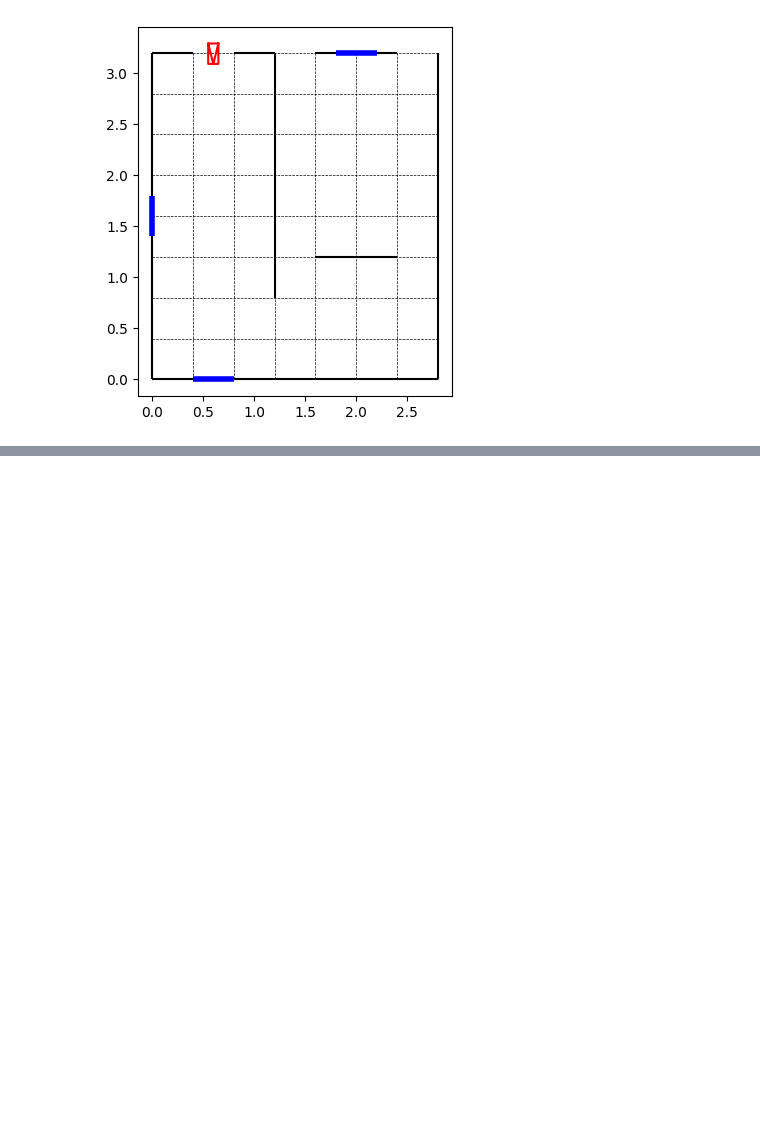
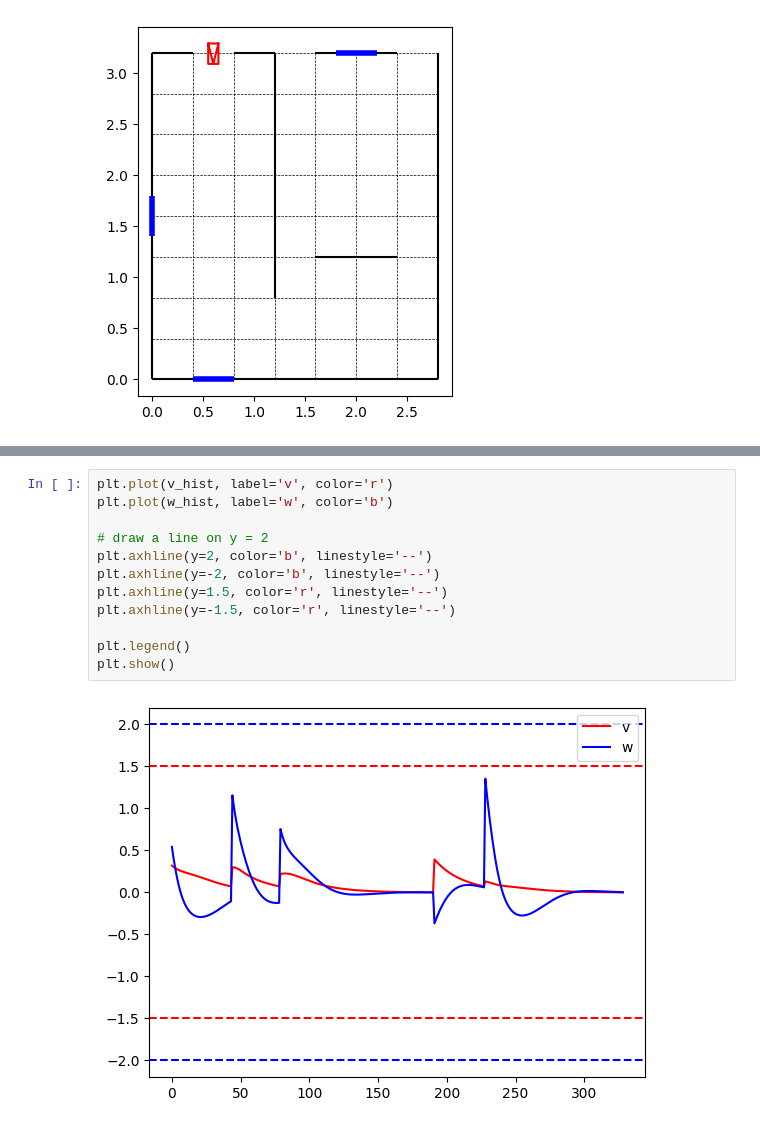
Before and after one commit to 841723/robotica, a Jupyter notebook: ej2.ipynb, the cells around one changed output, grey strips where cells are left out. Saved outputs shown, nothing was run; the diff lists cells and outputs as text; blank space fills up the shorter version.

```diff
--- a/ej2.ipynb
+++ b/ej2.ipynb
@@ -101,0 +130,14 @@ control_de_pose(pasos=[
+# %%
+plt.plot(v_hist, label='v', color='r')
+plt.plot(w_hist, label='w', color='b')
+
+# draw a line on y = 2
+plt.axhline(y=2, color='b', linestyle='--')
+plt.axhline(y=-2, color='b', linestyle='--')
+plt.axhline(y=1.5, color='r', linestyle='--')
+plt.axhline(y=-1.5, color='r', linestyle='--')
+
+plt.legend()
+plt.show()
+# %% [output]
+[figure, added]
```
Also changed, not shown: parts of 2 cells of this notebook, 1 other file.
